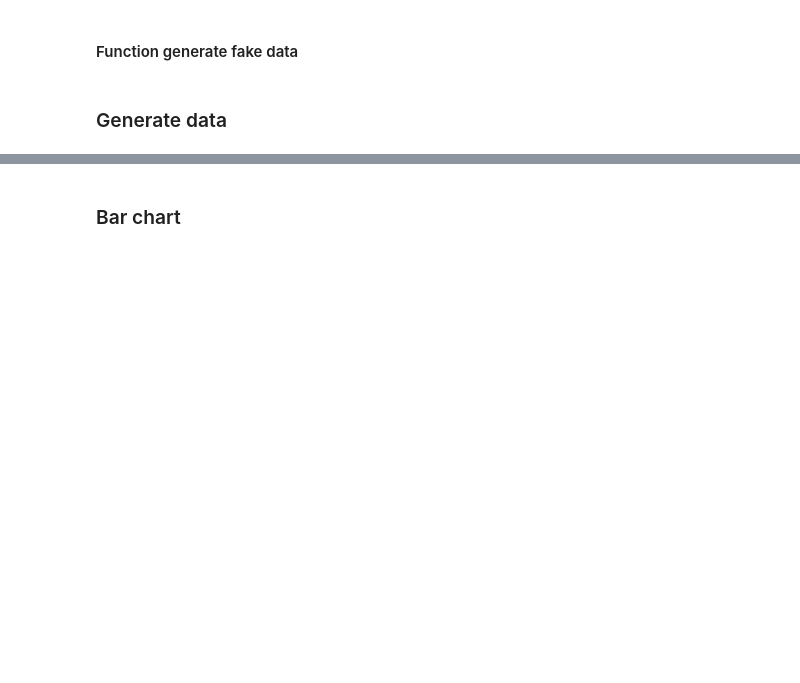
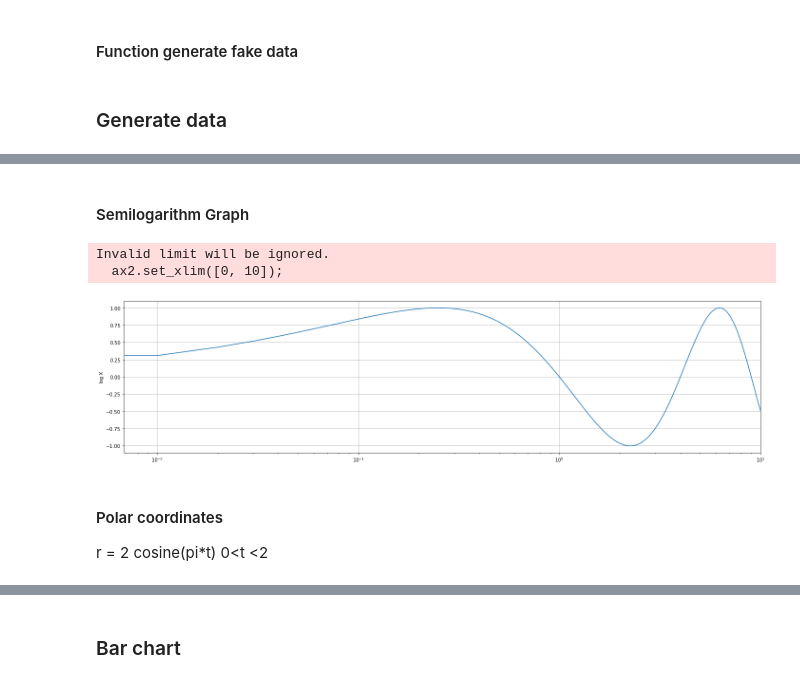
Before and after one commit to ecrespo/data_science_portfoliio, a Jupyter notebook: notebooks/Matplotlib.ipynb, the cells around one changed output, grey strips where cells are left out. Drawn from its saved outputs; the diff is of its cells as text; code cells hidden in the pictures; blank space fills up the shorter version.

```diff
--- a/notebooks/Matplotlib.ipynb
+++ b/notebooks/Matplotlib.ipynb
@@ -129,0 +133,23 @@ plt.show()
+# %% [markdown]
+#### Semilogarithm Graph
+# %%
+plt.rcParams['font.size'] = 10.
+plt.rcParams['figure.figsize'] = (24, 20)
+
+x = np.arange(0., 20, 0.01)
+fig = plt.figure()
+ax2 = fig.add_subplot(311)
+y2 = np.sin(np.pi*(x**(1.0/2.0)))
+ax2.semilogx(x, y2);
+ax2.set_xlim([0, 10]);
+ax2.grid(True)
+ax2.set_ylabel('log X')
+plt.show()
+# %% [output]
+Invalid limit will be ignored.
+  ax2.set_xlim([0, 10]);
+[figure, added]
+# %% [markdown]
+#### Polar coordinates
+
+r = 2 cosine(pi*t)   0<t <2
```
Also changed, not shown: parts of 32 cells of this notebook.
